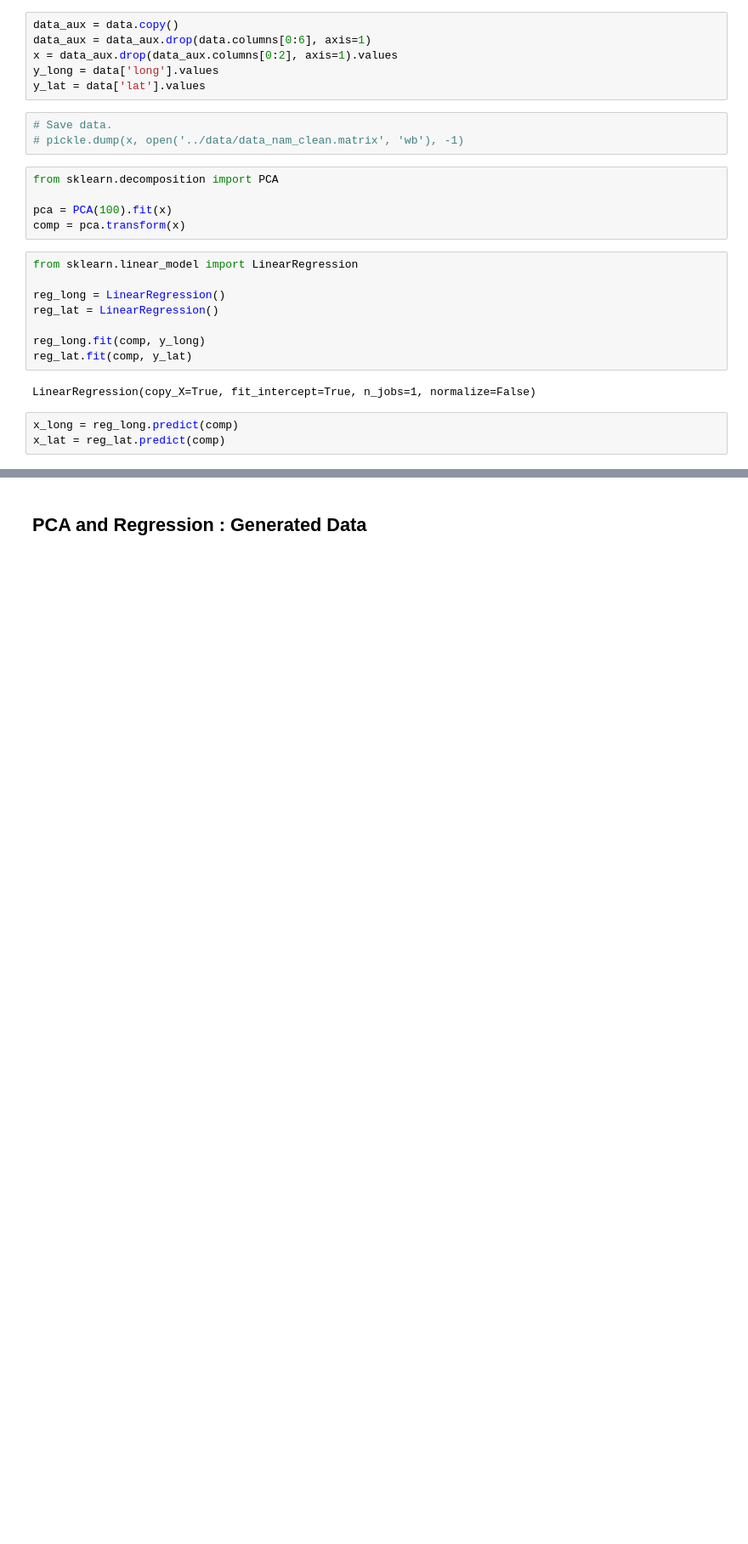
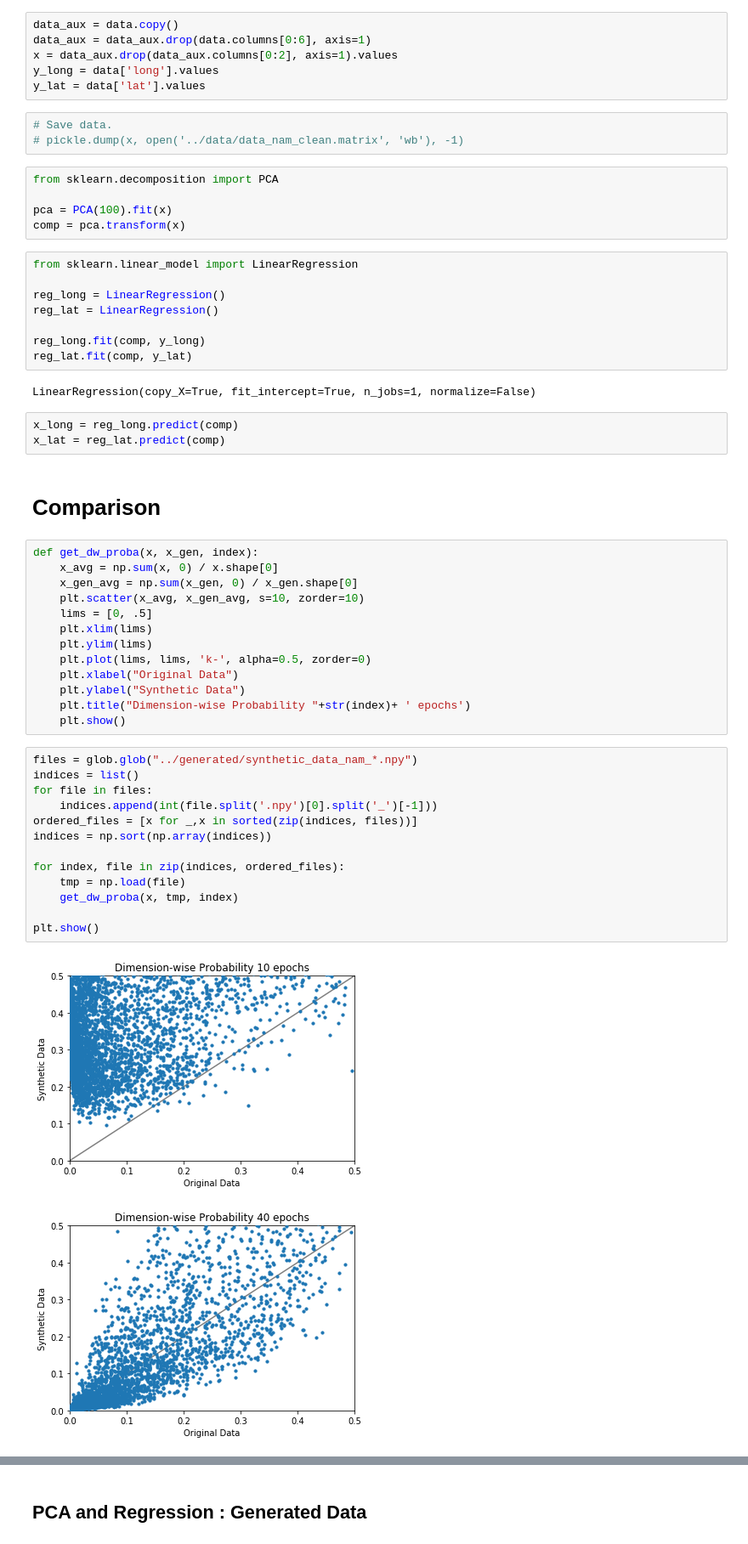
Before and after one commit to thomasgrsp/workaroundmedgan, a Jupyter notebook: notebooks/medgan_pca.ipynb, the cells around one changed output, grey strips where cells are left out. Shown: that part at 85% size. Drawn from its saved outputs; the diff is of its cells as text; blank space fills up the shorter version.

```diff
--- a/notebooks/medgan_pca.ipynb
+++ b/notebooks/medgan_pca.ipynb
@@ -91,3 +92,34 @@ LinearRegression(copy_X=True, fit_intercept=True, n_jobs=1, normalize=False)
 # %%
 x_long = reg_long.predict(comp)
 x_lat = reg_lat.predict(comp)
+# %% [markdown]
+# Comparison
+# %%
+def get_dw_proba(x, x_gen, index):
+    x_avg = np.sum(x, 0) / x.shape[0]
+    x_gen_avg = np.sum(x_gen, 0) / x_gen.shape[0]
+    plt.scatter(x_avg, x_gen_avg, s=10, zorder=10)
+    lims = [0, .5]
+    plt.xlim(lims)
+    plt.ylim(lims)
+    plt.plot(lims, lims, 'k-', alpha=0.5, zorder=0)
+    plt.xlabel("Original Data")
+    plt.ylabel("Synthetic Data")
+    plt.title("Dimension-wise Probability "+str(index)+ ' epochs')
+    plt.show()
+# %%
+files = glob.glob("../generated/synthetic_data_nam_*.npy")
+indices = list()
+for file in files:
+    indices.append(int(file.split('.npy')[0].split('_')[-1]))
+ordered_files = [x for _,x in sorted(zip(indices, files))]
+indices = np.sort(np.array(indices))
+
+for index, file in zip(indices, ordered_files):
+    tmp = np.load(file)
+    get_dw_proba(x, tmp, index)
+
+plt.show()
+# %% [output]
+[figure, added]
+[figure, added]
```
Also changed, not shown: parts of 26 cells of this notebook, 16 other files.
